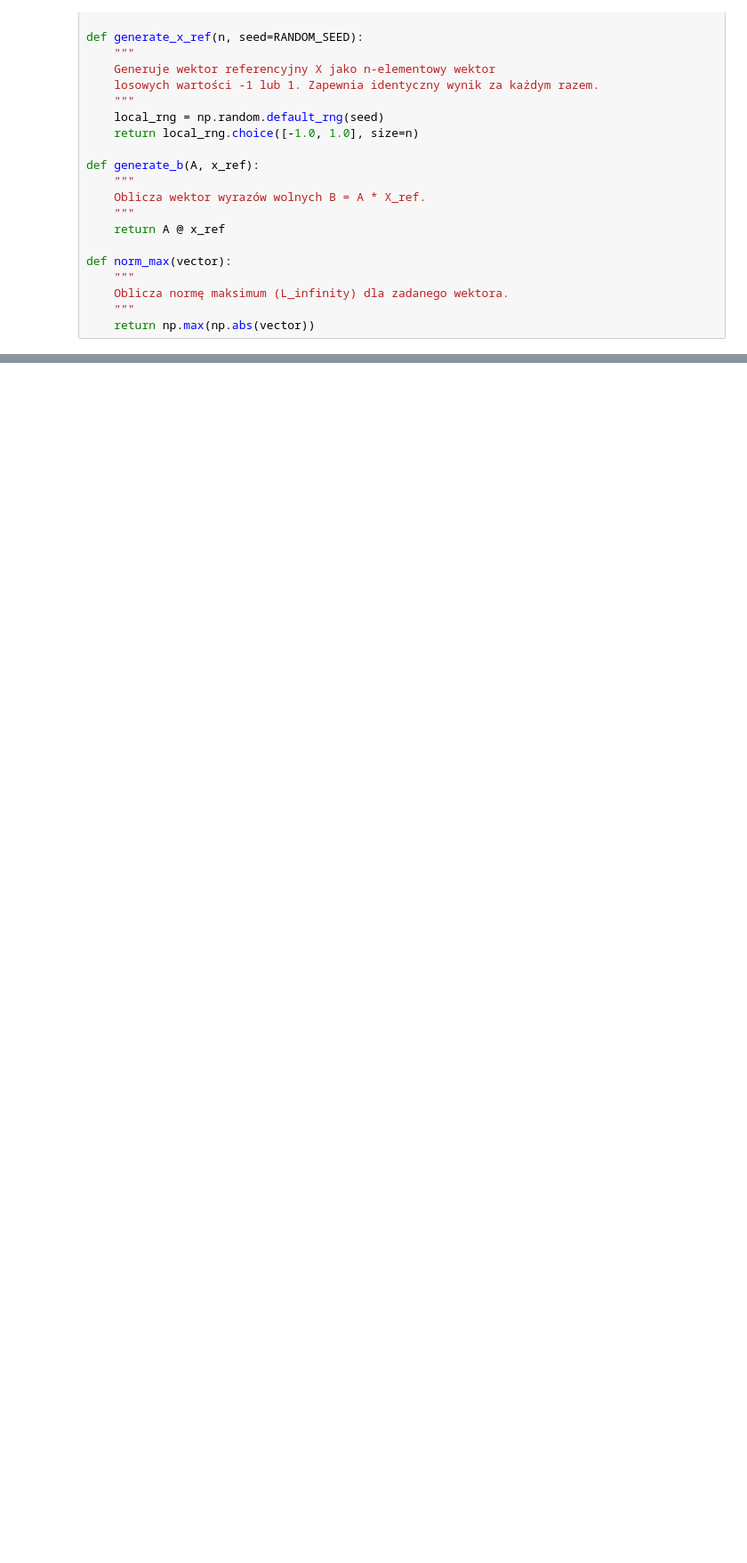
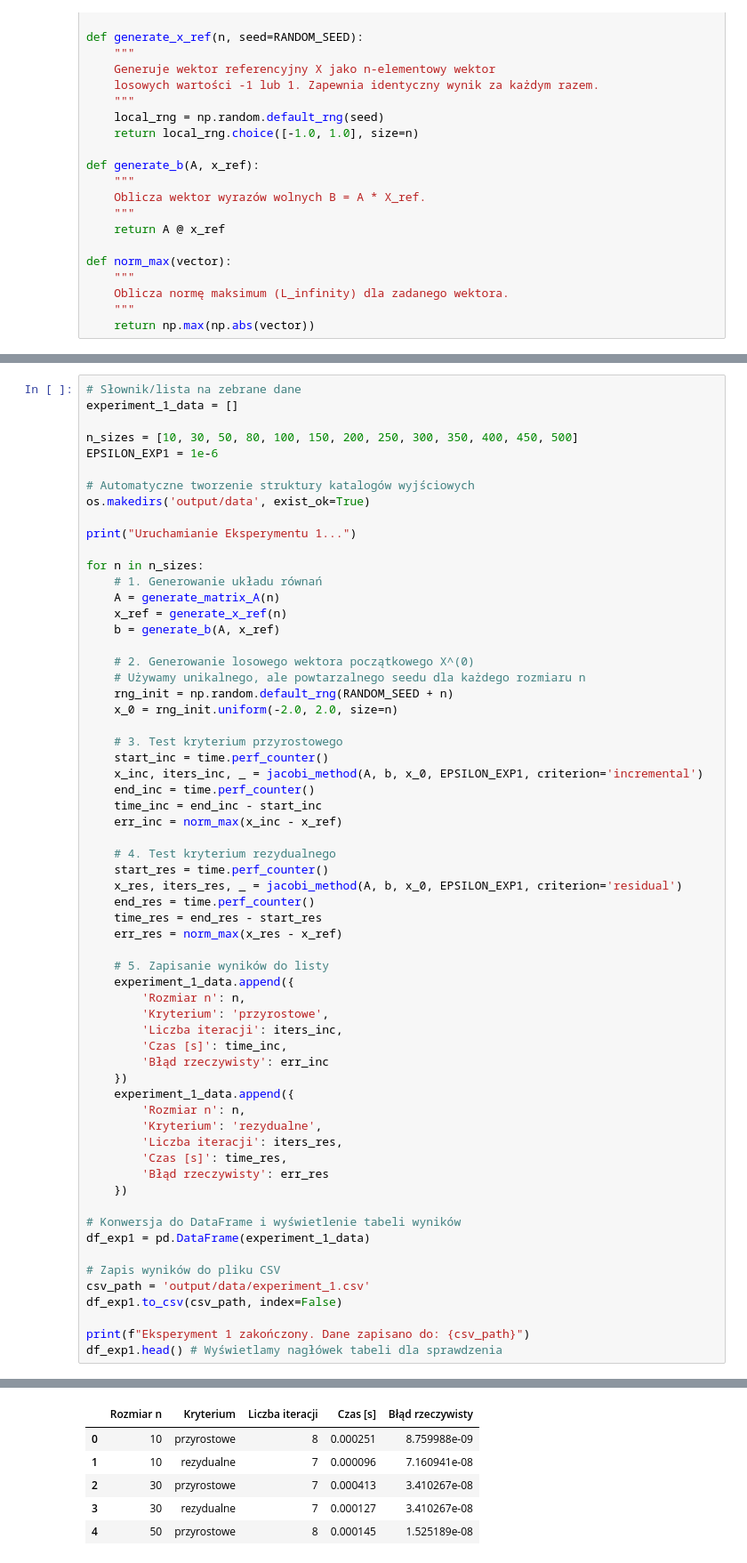
Before and after one commit to Veexeq/MOwNiT, a Jupyter notebook: lab9-linear-systems-v2/main.ipynb, the cells around one changed output, grey strips where cells are left out. Shown at 89% size. Drawn from its saved outputs; the diff is of its cells as text; blank space fills up the shorter version.

```diff
--- a/lab9-linear-systems-v2/main.ipynb
+++ b/lab9-linear-systems-v2/main.ipynb
@@ -84,0 +179,63 @@ Wektor wyrazów wolnych B: [-6.75  7.75 -7.5 ]
+# %%
+# Słownik/lista na zebrane dane
+experiment_1_data = []
+
+n_sizes = [10, 30, 50, 80, 100, 150, 200, 250, 300, 350, 400, 450, 500]
+EPSILON_EXP1 = 1e-6
+
+# Automatyczne tworzenie struktury katalogów wyjściowych
+os.makedirs('output/data', exist_ok=True)
+
+print("Uruchamianie Eksperymentu 1...")
+
+for n in n_sizes:
+    # 1. Generowanie układu równań
+    A = generate_matrix_A(n)
+    x_ref = generate_x_ref(n)
+    b = generate_b(A, x_ref)
+
+    # 2. Generowanie losowego wektora początkowego X^(0)
+    # Używamy unikalnego, ale powtarzalnego seedu dla każdego rozmiaru n
+    rng_init = np.random.default_rng(RANDOM_SEED + n)
+    x_0 = rng_init.uniform(-2.0, 2.0, size=n)
+
+    # 3. Test kryterium przyrostowego
+    start_inc = time.perf_counter()
+    x_inc, iters_inc, _ = jacobi_method(A, b, x_0, EPSILON_EXP1, criterion='incremental')
+    end_inc = time.perf_counter()
+    time_inc = end_inc - start_inc
+    err_inc = norm_max(x_inc - x_ref)
+
+    # 4. Test kryterium rezydualnego
+    start_res = time.perf_counter()
+    x_res, iters_res, _ = jacobi_method(A, b, x_0, EPSILON_EXP1, criterion='residual')
+    end_res = time.perf_counter()
+    time_res = end_res - start_res
+    err_res = norm_max(x_res - x_ref)
+
+    # 5. Zapisanie wyników do listy
+    experiment_1_data.append({
+        'Rozmiar n': n,
+        'Kryterium': 'przyrostowe',
+        'Liczba iteracji': iters_inc,
+        'Czas [s]': time_inc,
+        'Błąd rzeczywisty': err_inc
+    })
+    experiment_1_data.append({
+        'Rozmiar n': n,
+        'Kryterium': 'rezydualne',
+        'Liczba iteracji': iters_res,
+        'Czas [s]': time_res,
+        'Błąd rzeczywisty': err_res
+    })
+
+# Konwersja do DataFrame i wyświetlenie tabeli wyników
+df_exp1 = pd.DataFrame(experiment_1_data)
+
+# Zapis wyników do pliku CSV
+csv_path = 'output/data/experiment_1.csv'
+df_exp1.to_csv(csv_path, index=False)
+
+print(f"Eksperyment 1 zakończony. Dane zapisano do: {csv_path}")
+df_exp1.head() # Wyświetlamy nagłówek tabeli dla sprawdzenia
+# %% [output]
@@ -84,0 +244,6 @@ Wektor wyrazów wolnych B: [-6.75  7.75 -7.5 ]
+|  | Rozmiar n | Kryterium | Liczba iteracji | Czas [s] | Błąd rzeczywisty |
+| 0 | 10 | przyrostowe | 8 | 0.000251 | 8.759988e-09 |
+| 1 | 10 | rezydualne | 7 | 0.000096 | 7.160941e-08 |
+| 2 | 30 | przyrostowe | 7 | 0.000413 | 3.410267e-08 |
+| 3 | 30 | rezydualne | 7 | 0.000127 | 3.410267e-08 |
+| 4 | 50 | przyrostowe | 8 | 0.000145 | 1.525189e-08 |
```
Also changed, not shown: parts of 14 cells of this notebook, 2 other files.
